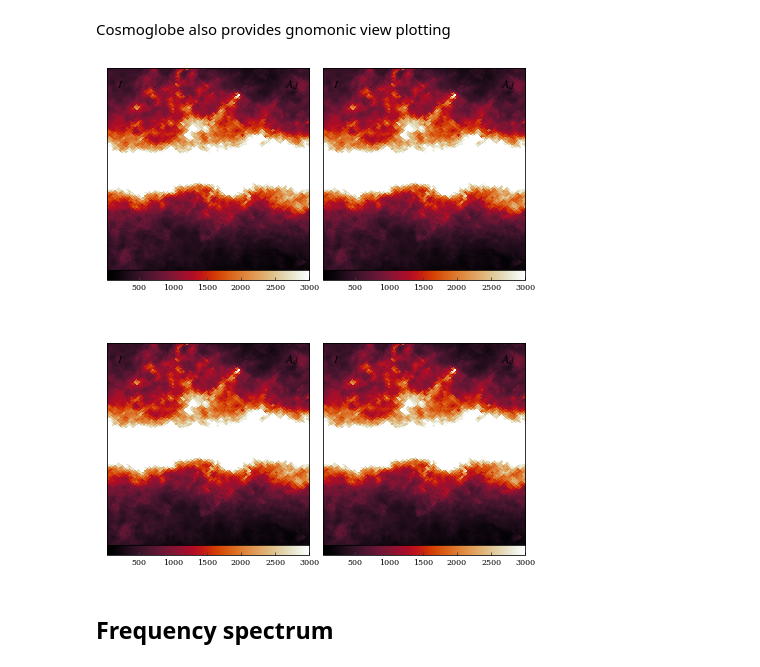
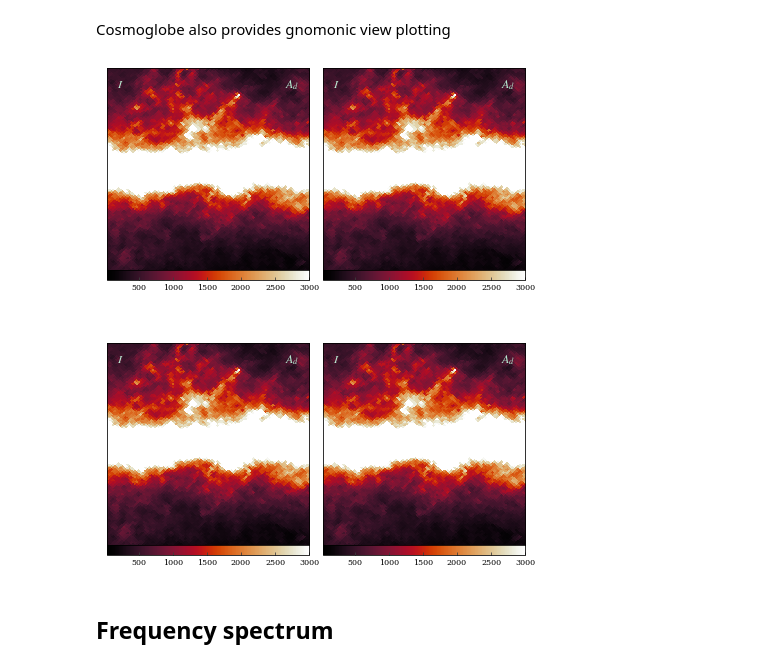
Before and after one commit to Cosmoglobe/Cosmoglobe, a Jupyter notebook: docs/tutorials/plotting.ipynb, the cells around one changed output. Drawn from its saved outputs; the diff is of its cells as text; code cells hidden in the pictures.

Commit message:
Adjusted cosmoglobe to new projview, added autocolor

```diff
--- a/docs/tutorials/plotting.ipynb
+++ b/docs/tutorials/plotting.ipynb
@@ -171,14 +171,14 @@ cosmoglobe.hist(dust[1].value, figsize=(6,4), range=(-100,100), bins=40, prior=(
 # %% [markdown]
 Cosmoglobe also provides gnomonic view plotting
 # %%
-cosmoglobe.gnom(dust, comp="dust", norm="linear", sub=(2,2,1), cbar_pad=0.0, cbar_shrink=1)
-cosmoglobe.gnom(dust, comp="dust", norm="linear", sub=(2,2,2), cbar_pad=0.0, cbar_shrink=1)
-cosmoglobe.gnom(dust, comp="dust", norm="linear", sub=(2,2,3), cbar_pad=0.0, cbar_shrink=1)
-cosmoglobe.gnom(dust, comp="dust", norm="linear", sub=(2,2,4), cbar_pad=0.0, cbar_shrink=1)
+cosmoglobe.gnom(dust, comp="dust", norm="linear", sub=(2,2,1))
+cosmoglobe.gnom(dust, comp="dust", norm="linear", sub=(2,2,2))
+cosmoglobe.gnom(dust, comp="dust", norm="linear", sub=(2,2,3))
+cosmoglobe.gnom(dust, comp="dust", norm="linear", sub=(2,2,4))
 
 plt.tight_layout(pad=0.0,)
 # %% [output]
-[figure, old version]
+[figure, new version]
 # %% [markdown]
 ## Frequency spectrum
 # %% [markdown]
```
Also changed, not shown: parts of 1 cell of this notebook, 1 other file.
